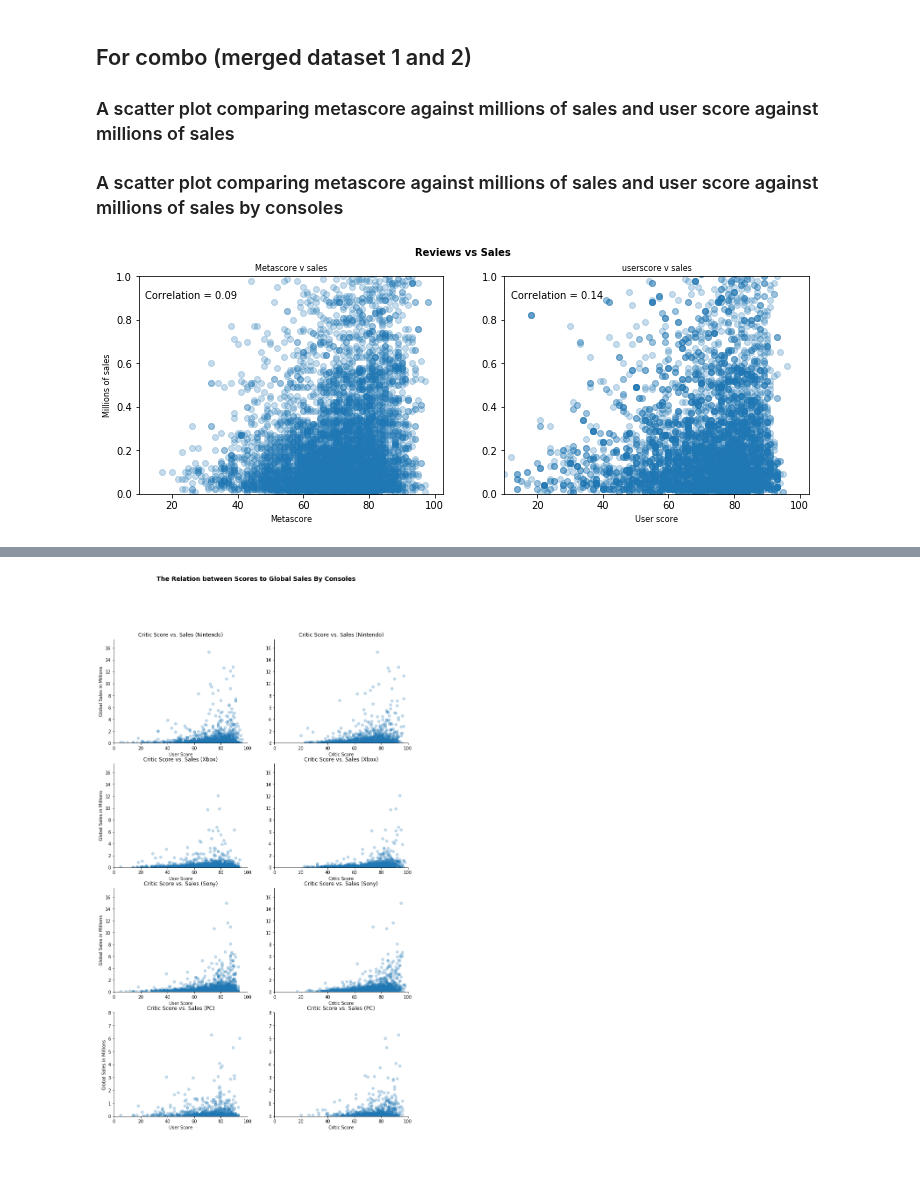
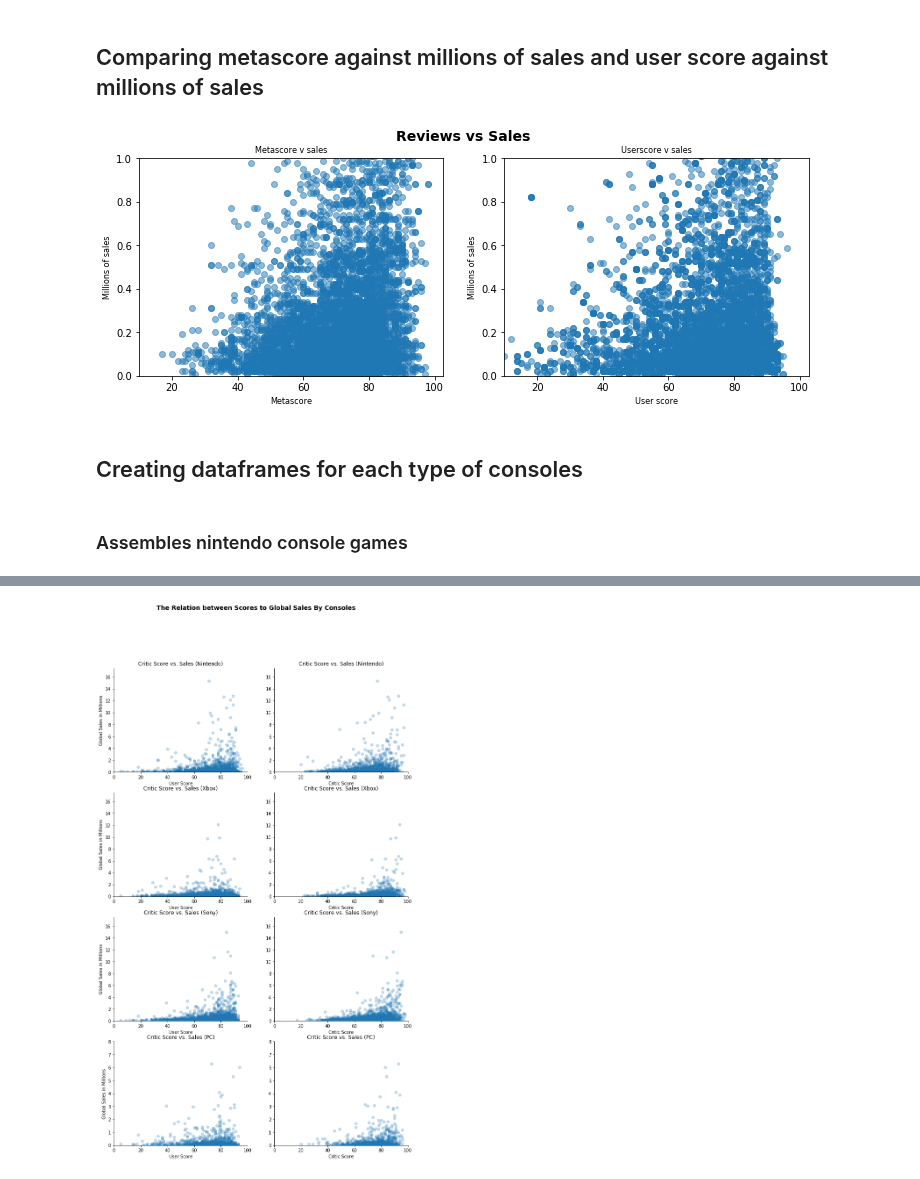
Before and after one commit to mell0611/data_science_project, a Jupyter notebook: data_analysis.ipynb, the cells around one changed output, grey strips where cells are left out. Saved outputs shown, nothing was run; the diff lists cells and outputs as text; code cells hidden in the pictures.

```diff
--- a/data_analysis.ipynb
+++ b/data_analysis.ipynb
@@ -17,33 +56,29 @@ combo2 = combo2.drop('Unnamed: 0',axis = 1)
 # %% [markdown]
-## For combo (merged dataset 1 and 2)
-### A scatter plot comparing metascore against millions of sales and user score against millions of sales
-### A scatter plot comparing metascore against millions of sales and user score against millions of sales by consoles
+## Comparing metascore against millions of sales and user score against millions of sales
 # %%
 # Code for scatter plot comparing metascore against millions of sales and user score against millions of sales
-score_name = ['User_Score','metascore']
-fig, ax = plt.subplots(nrows = 1, ncols = 2, sharex = True, figsize = (12, 4))
-corr_mat = combo.corr()
 
-ax[0].scatter(combo["metascore"], combo["Global_Sales"], alpha= 0.25)
-ax[1].scatter(combo["User_Score"], combo["Global_Sales"], alpha= 0.25)
-fig.suptitle("Reviews vs Sales", fontsize = 10, fontweight = "bold")
-count = 0
+fig, ax = plt.subplots(nrows = 1, ncols = 2, sharex = True, figsize = (12,4))
+ax[0].scatter(combo["metascore"], combo["Global_Sales"], alpha= 0.5)
+ax[1].scatter(combo["User_Score"], combo["Global_Sales"], alpha= 0.5)
+fig.suptitle("Reviews vs Sales", fontsize = 14, fontweight = "bold")
+
 ax[0].set_title("Metascore v sales", fontsize = 8)
-ax[1].set_title("userscore v sales", fontsize = 8)
+ax[1].set_title("Userscore v sales", fontsize = 8)
+
 for var in ax:
     var.set_ylim(0,1)
-    cr = corr_mat.Global_Sales[score_name[count]] # get the correlation matrix
-    message = "Correlation = " + str(round(cr,2)) # put the stuff together
-    count+=1
-    var.text(40, 0.9, message, horizontalalignment='right')
+    var.set_ylabel("Millions of sales", fontsize = 8)
+
 ax[0].set_xlabel("Metascore", fontsize = 8)
-ax[1].set_xlabel("User score", fontsize =8)
+ax[1].set_xlabel("User score", fontsize = 8)
 ax[0].set_xlim(100)
 ax[1].set_xlim(10)
-ax[0].set_ylabel("Millions of sales", fontsize = 8)
 plt.show()
 # %% [output]
-[figure, old version]
+[figure, new version]
+# %% [markdown]
+## Creating dataframes for each type of consoles
 # %%
 # Split combo into smaller dataframes according to the console and store them in a list "grouped"
 grouped = combo.groupby('console')
@@ -64,0 +85,2 @@ combopc = grouped.get_group('PC')
+# %% [markdown]
+### Assembles nintendo console games
```
Also changed, not shown: parts of 23 cells of this notebook.
